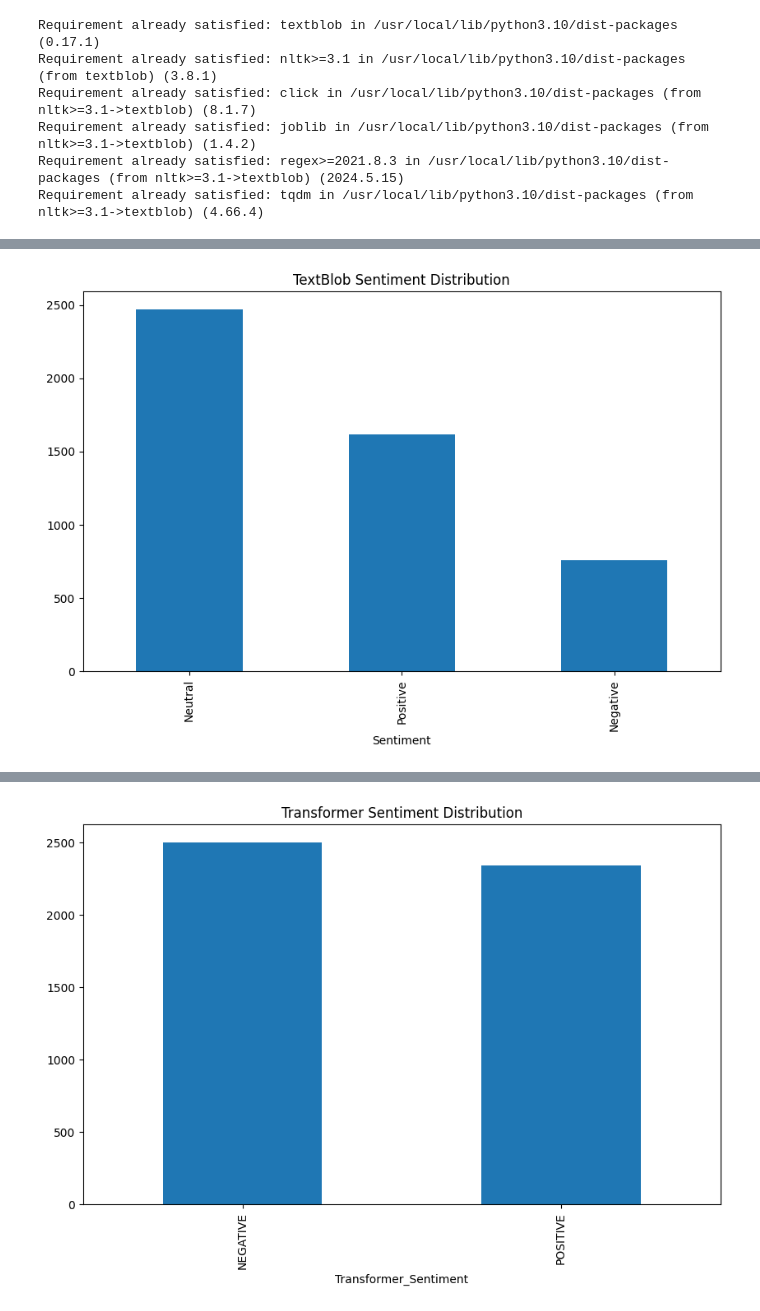
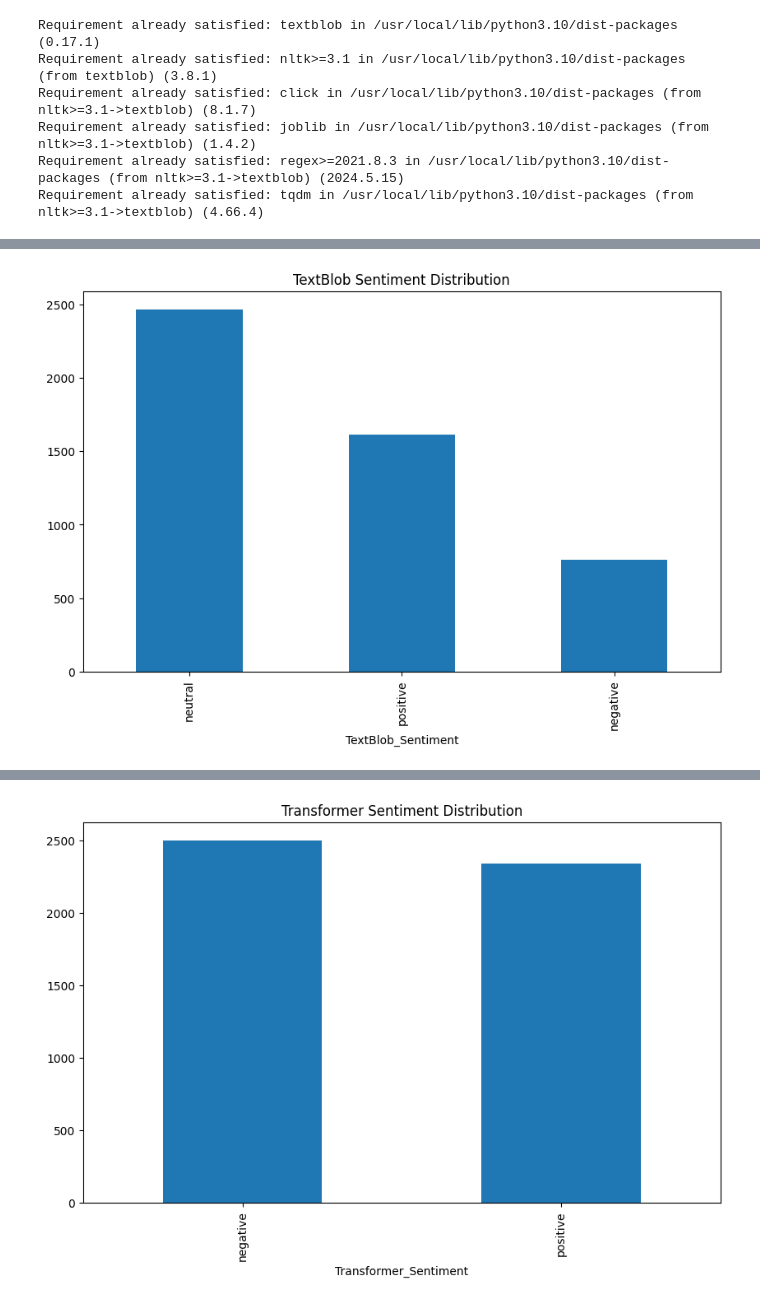
Before and after one commit to Harith-Y/IITKGP-FEC-Projects, a Jupyter notebook: Project 2/Sentiment Analysis in Finance.ipynb, the cells around one changed output, grey strips where cells are left out. Cells and saved outputs as stored; diff of their text form; code cells hidden in the pictures.

```diff
--- a/Project 2/Sentiment Analysis in Finance.ipynb
+++ b/Project 2/Sentiment Analysis in Finance.ipynb
@@ -32,11 +32,11 @@ Requirement already satisfied: tqdm in /usr/local/lib/python3.10/dist-packages (
 def get_sentiment(text):
     analysis = TextBlob(text)
     if analysis.sentiment.polarity > 0:
-        return 'Positive'
+        return 'positive'
     elif analysis.sentiment.polarity == 0:
-        return 'Neutral'
+        return 'neutral'
     else:
-        return 'Negative'
+        return 'negative'
 
 df['TextBlob_Sentiment'] = df['According to Gran , the company has no plans to move all production to Russia , although that is where the company is growing .'].apply(get_sentiment)
 df.head()
@@ -67,11 +68,11 @@ sid = SentimentIntensityAnalyzer()
 def get_nltk_sentiment(text):
     score = sid.polarity_scores(text)
     if score['compound'] > 0:
-        return 'Positive'
+        return 'positive'
     elif score['compound'] == 0:
-        return 'Neutral'
+        return 'neutral'
     else:
-        return 'Negative'
+        return 'negative'
 
 df['NLTK_Sentiment'] = df['According to Gran , the company has no plans to move all production to Russia , although that is where the company is growing .'].apply(get_nltk_sentiment)
 df.head()
@@ -115,7 +111,7 @@ Please note that authentication is recommended but still optional to access publ
 # %%
 def get_transformer_sentiment(text):
     result = sentiment_pipeline(text)[0]
-    return result['label']
+    return result['label'].lower()
 
 df['Transformer_Sentiment'] = df['According to Gran , the company has no plans to move all production to Russia , although that is where the company is growing .'].apply(get_transformer_sentiment)
 df.head()
@@ -154,20 +200,20 @@ Transformer Sentiment: NEGATIVE
 # %%
 # Just for Observations:
 
 import matplotlib.pyplot as plt
 
 plt.figure(figsize=(10, 6))
-df['Sentiment'].value_counts().plot(kind='bar', title='TextBlob Sentiment Distribution')
+df['TextBlob_Sentiment'].value_counts().plot(kind='bar', title='TextBlob Sentiment Distribution')
 plt.show()
 
 plt.figure(figsize=(10, 6))
 df['NLTK_Sentiment'].value_counts().plot(kind='bar', title='NLTK Sentiment Distribution')
 plt.show()
 
 plt.figure(figsize=(10, 6))
 df['Transformer_Sentiment'].value_counts().plot(kind='bar', title='Transformer Sentiment Distribution')
 plt.show()
 # %% [output]
-[figure, old version]
+[figure, new version]
 [figure]
-[figure, old version]
+[figure, new version]
```
Also changed, not shown: parts of 8 cells of this notebook, 1 other file.
